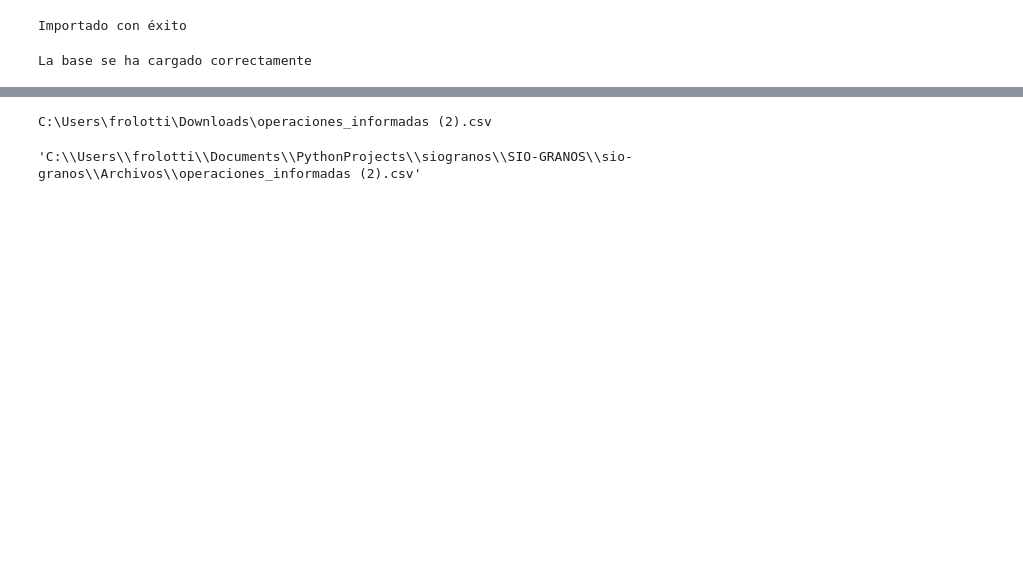
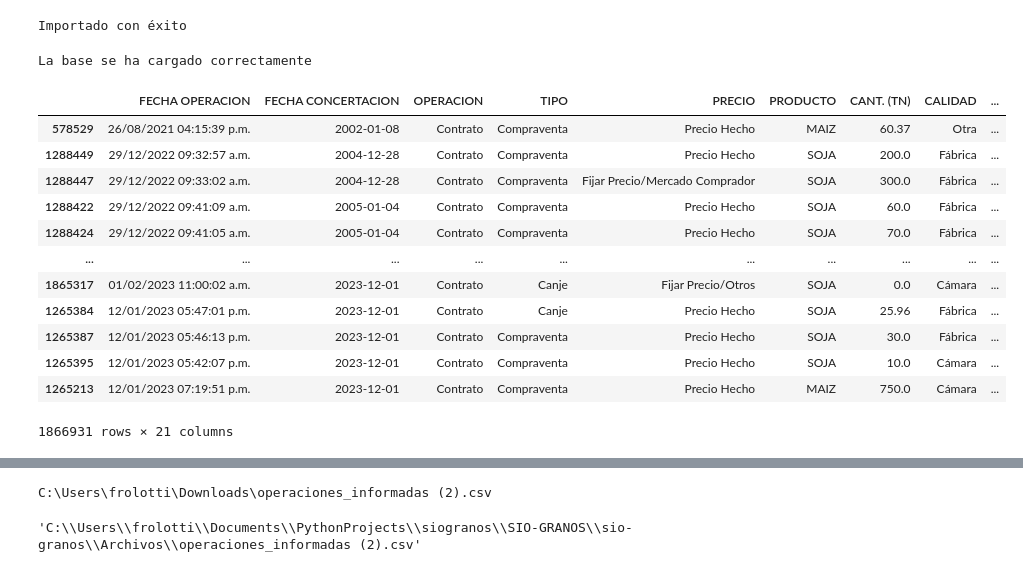
Before and after one commit to franrolotti/sio-granos, a Jupyter notebook: data-update.ipynb, the cells around one changed output, grey strips where cells are left out. Saved outputs shown, nothing was run; the diff lists cells and outputs as text; code cells hidden in the pictures; blank space fills up the shorter version.

```diff
--- a/data-update.ipynb
+++ b/data-update.ipynb
@@ -51,3 +51,19 @@ files = glob.glob(directory)
 for file in files:
     if os.path.exists(file):
         os.remove(file)
+# %%
+base_de_datos
+# %% [output]
+|  | FECHA OPERACION | FECHA CONCERTACION | OPERACION | TIPO | PRECIO | PRODUCTO | CANT. (TN) | CALIDAD | ... |
+| 578529 | 26/08/2021 04:15:39 p.m. | 2002-01-08 | Contrato | Compraventa | Precio Hecho | MAIZ | 60.37 | Otra | ... |
+| 1288449 | 29/12/2022 09:32:57 a.m. | 2004-12-28 | Contrato | Compraventa | Precio Hecho | SOJA | 200.0 | Fábrica | ... |
+| 1288447 | 29/12/2022 09:33:02 a.m. | 2004-12-28 | Contrato | Compraventa | Fijar Precio/Mercado Comprador | SOJA | 300.0 | Fábrica | ... |
+| 1288422 | 29/12/2022 09:41:09 a.m. | 2005-01-04 | Contrato | Compraventa | Precio Hecho | SOJA | 60.0 | Fábrica | ... |
+| 1288424 | 29/12/2022 09:41:05 a.m. | 2005-01-04 | Contrato | Compraventa | Precio Hecho | SOJA | 70.0 | Fábrica | ... |
+| ... | ... | ... | ... | ... | ... | ... | ... | ... | ... |
+| 1865317 | 01/02/2023 11:00:02 a.m. | 2023-12-01 | Contrato | Canje | Fijar Precio/Otros | SOJA | 0.0 | Cámara | ... |
+| 1265384 | 12/01/2023 05:47:01 p.m. | 2023-12-01 | Contrato | Canje | Precio Hecho | SOJA | 25.96 | Fábrica | ... |
+| 1265387 | 12/01/2023 05:46:13 p.m. | 2023-12-01 | Contrato | Compraventa | Precio Hecho | SOJA | 30.0 | Fábrica | ... |
+| 1265395 | 12/01/2023 05:42:07 p.m. | 2023-12-01 | Contrato | Compraventa | Precio Hecho | SOJA | 10.0 | Cámara | ... |
+| 1265213 | 12/01/2023 07:19:51 p.m. | 2023-12-01 | Contrato | Compraventa | Precio Hecho | MAIZ | 750.0 | Cámara | ... |
+1866931 rows × 21 columns
```
Also changed, not shown: parts of 6 cells of this notebook, 1 other file.
